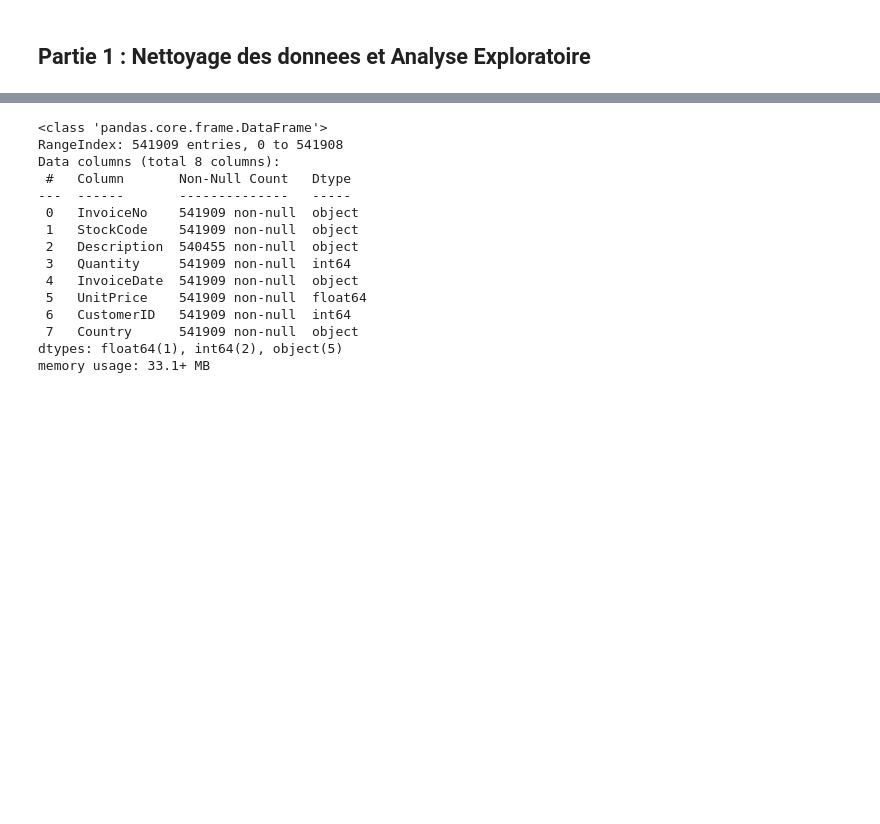
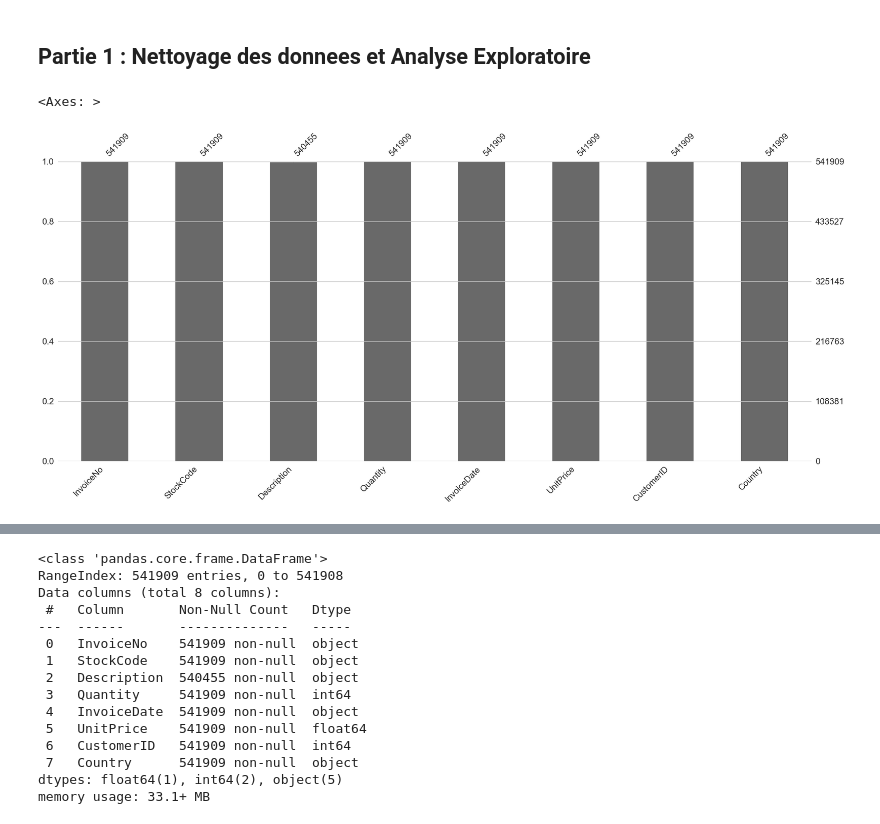
Before and after one commit to ryusaki13/Segmentation-Client, a Jupyter notebook: Segmentation_client.ipynb, the cells around one changed output, grey strips where cells are left out. Saved outputs shown, nothing was run; the diff lists cells and outputs as text; code cells hidden in the pictures; blank space fills up the shorter version.

```diff
--- a/Segmentation_client.ipynb
+++ b/Segmentation_client.ipynb
@@ -35,3 +38,9 @@ df = pd.read_csv(lien_dataset)
+# %%
+plt.figure(figsize=(8,6))
+msno.bar(df)
+# %% [output]
+<Axes: >
+[figure, added]
 # %%
 df.head(6)
 # %% [output]
```
Also changed, not shown: parts of 8 cells of this notebook.
